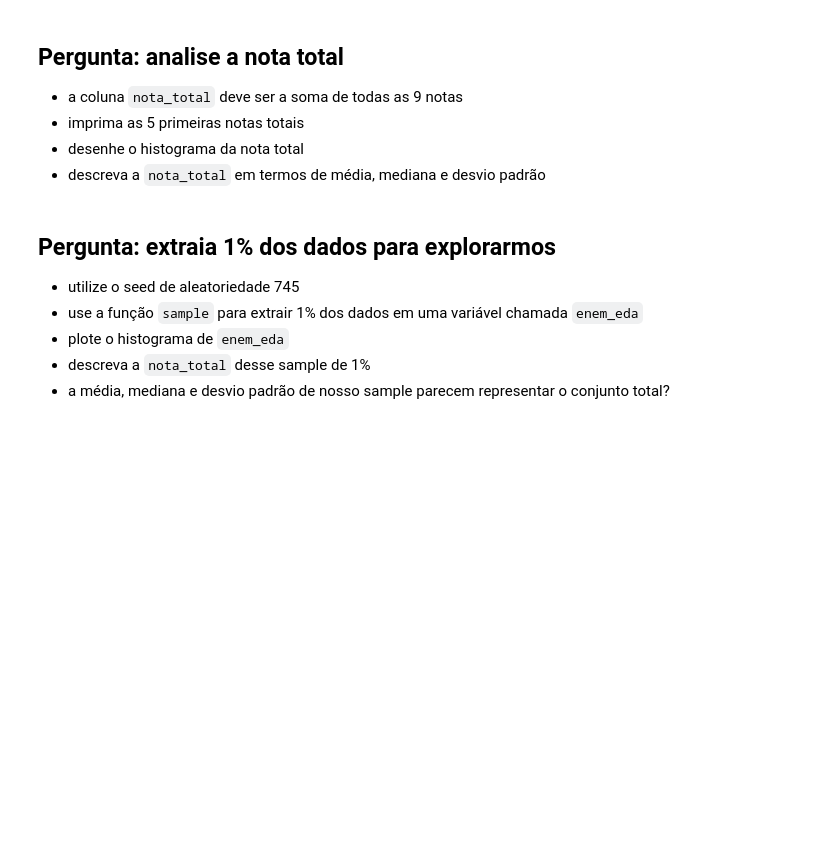
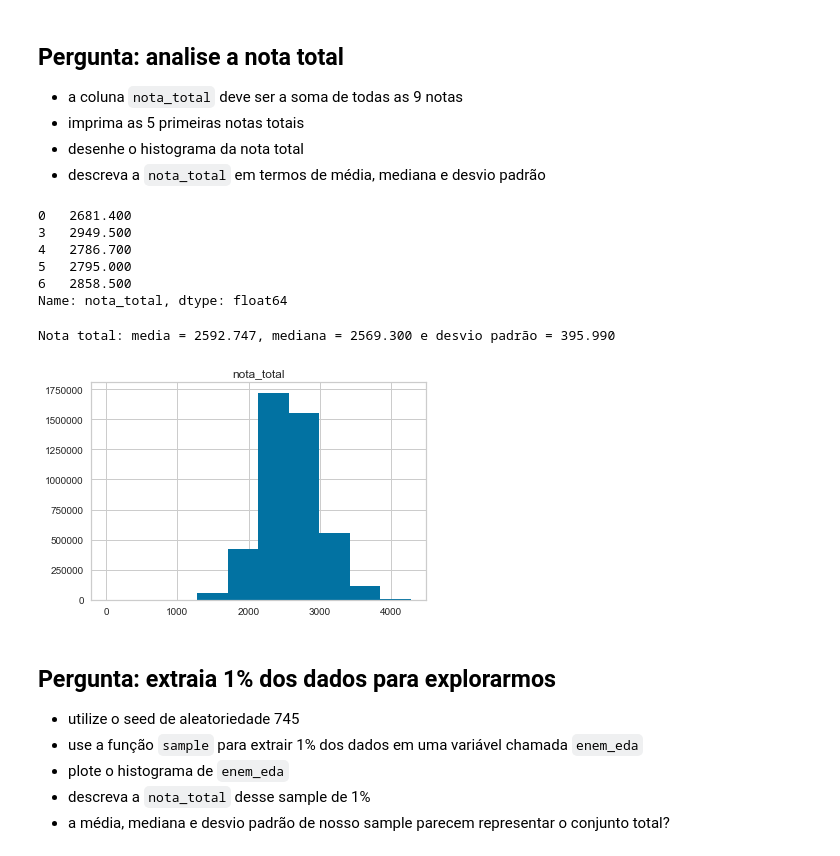
Before and after one commit to MarianeSahu/FormacaoML_Alura, a Jupyter notebook: Formação Machine Learning - Projeto Alura - Mariane Sahú.ipynb, the cells around one changed output. Cells and saved outputs as stored; diff of their text form; code cells hidden in the pictures; blank space fills up the shorter version.

```diff
--- a/Formação Machine Learning - Projeto Alura - Mariane Sahú.ipynb
+++ b/Formação Machine Learning - Projeto Alura - Mariane Sahú.ipynb
@@ -70,8 +76,10 @@ pd.set_option('display.float_format', lambda x: '%.3f' % x)
 enem = pd.read_csv("input/MICRODADOS_ENEM_2017.CSV",
                     sep=";",
                     encoding='iso-8859-1',
-                    usecols=["NU_NOTA_CN","NU_NOTA_CH","NU_NOTA_LC", "NU_NOTA_MT", "NU_NOTA_COMP1", "NU_NOTA_COMP2",
-                             "NU_NOTA_COMP3", "NU_NOTA_COMP4", "NU_NOTA_COMP5"])
+                    usecols=["NU_NOTA_CN","NU_NOTA_CH","NU_NOTA_LC",
+                             "NU_NOTA_MT", "NU_NOTA_COMP1", "NU_NOTA_COMP2",
+                             "NU_NOTA_COMP3", "NU_NOTA_COMP4",
+                             "NU_NOTA_COMP5"])
 # %%
 enem.head()
 # %% [output]
@@ -107,0 +124,9 @@ enem[todas_as_notas].head()
+# %%
+# solução
+#nem.describe()
+#nem.isna().any()
+
+enem = enem.dropna()
+#nem.isna().any()
+
+enem["NU_NOTA_MT"].head()
@@ -114,3 +146,12 @@ enem[todas_as_notas].head()
 - descreva a `nota_total` em termos de média, mediana e desvio padrão
 # %%
 # solução e impressão
+enem["nota_total"] = enem.sum(axis=1)
+enem["nota_total"].head()
+# %% [output]
+0   2681.400
+3   2949.500
+4   2786.700
+5   2795.000
+6   2858.500
+Name: nota_total, dtype: float64
@@ -119,3 +158,13 @@ enem[todas_as_notas].head()
+# %%
+# solução histograma e descrição
+enem.hist(column="nota_total")
+
+print("Nota total: media = %.3f, mediana = %.3f e desvio padrão = %.3f" %
+      (enem["nota_total"].mean(), enem["nota_total"].median(),
+       enem["nota_total"].std()))
+# %% [output]
+Nota total: media = 2592.747, mediana = 2569.300 e desvio padrão = 395.990
+[figure, added]
 # %% [markdown]
 ## Pergunta: extraia 1% dos dados para explorarmos
 
```
Also changed, not shown: parts of 78 cells of this notebook.
